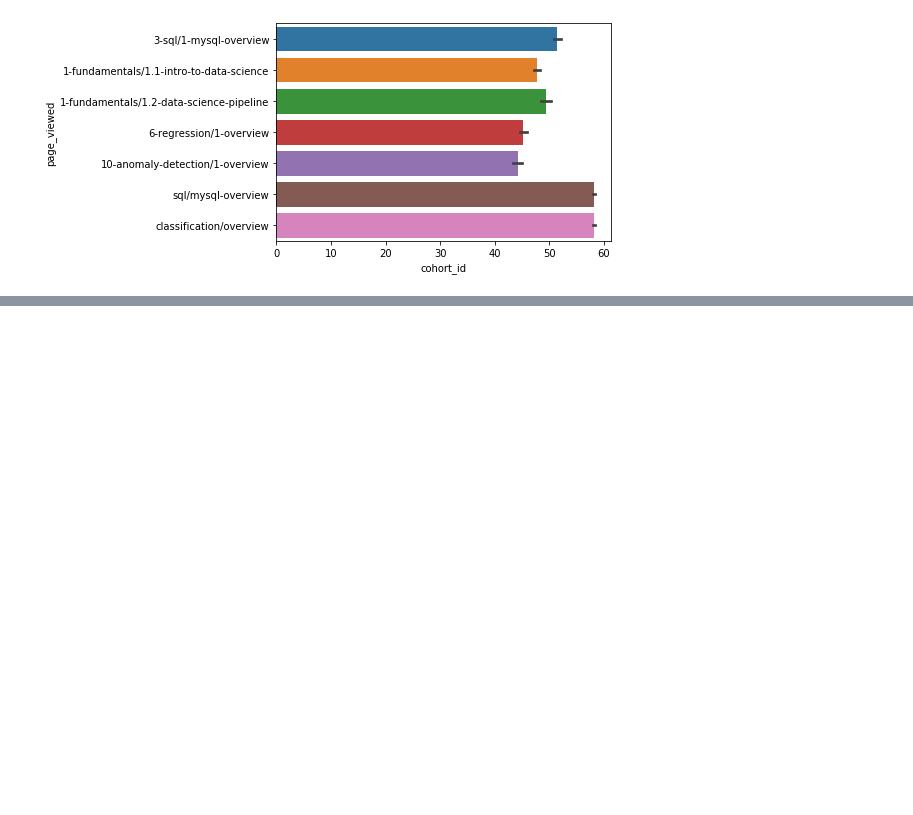
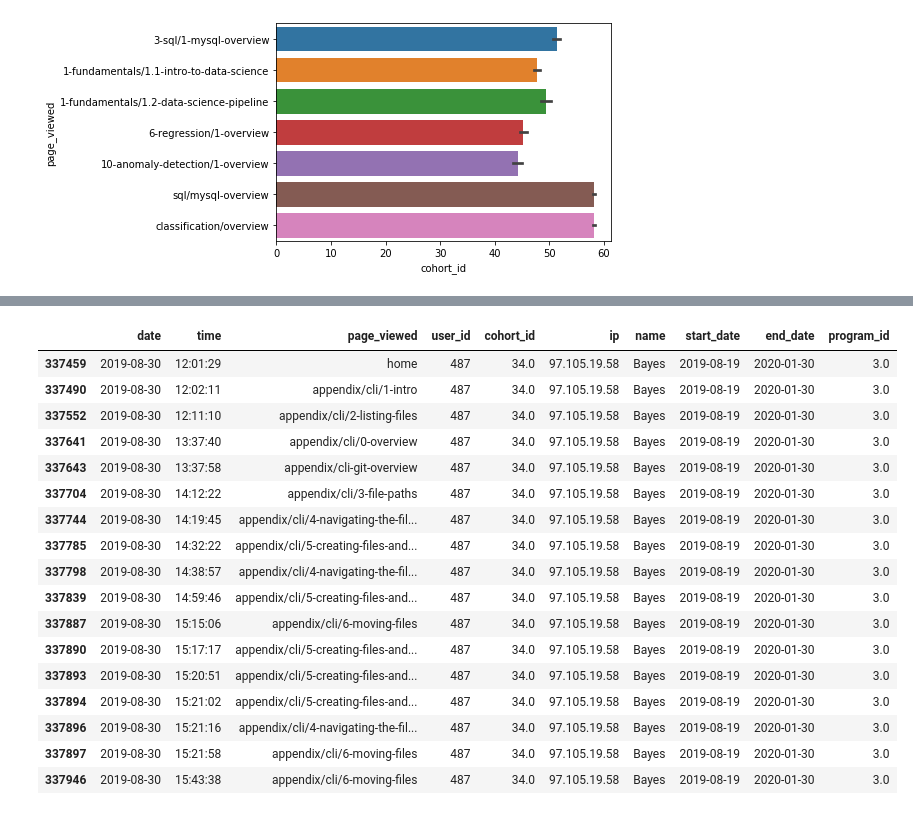
Before and after one commit to AI-Gomez/anomaly-detection-project, a Jupyter notebook: notebook.ipynb, the cells around one changed output, grey strips where cells are left out. Saved outputs shown, nothing was run; the diff lists cells and outputs as text; code cells hidden in the pictures; blank space fills up the shorter version.

```diff
--- a/notebook.ipynb
+++ b/notebook.ipynb
@@ -414,0 +664,23 @@ ValueError: Could not interpret input 'cohort_id'
+# %%
+df_ds[df_ds.user_id == 487]
+
+## This user only accessed the curriculum one day
+# %% [output]
+|  | date | time | page_viewed | user_id | cohort_id | ip | name | start_date | end_date | program_id |
+| 337459 | 2019-08-30 | 12:01:29 | home | 487 | 34.0 | 97.105.19.58 | Bayes | 2019-08-19 | 2020-01-30 | 3.0 |
+| 337490 | 2019-08-30 | 12:02:11 | appendix/cli/1-intro | 487 | 34.0 | 97.105.19.58 | Bayes | 2019-08-19 | 2020-01-30 | 3.0 |
+| 337552 | 2019-08-30 | 12:11:10 | appendix/cli/2-listing-files | 487 | 34.0 | 97.105.19.58 | Bayes | 2019-08-19 | 2020-01-30 | 3.0 |
+| 337641 | 2019-08-30 | 13:37:40 | appendix/cli/0-overview | 487 | 34.0 | 97.105.19.58 | Bayes | 2019-08-19 | 2020-01-30 | 3.0 |
+| 337643 | 2019-08-30 | 13:37:58 | appendix/cli-git-overview | 487 | 34.0 | 97.105.19.58 | Bayes | 2019-08-19 | 2020-01-30 | 3.0 |
+| 337704 | 2019-08-30 | 14:12:22 | appendix/cli/3-file-paths | 487 | 34.0 | 97.105.19.58 | Bayes | 2019-08-19 | 2020-01-30 | 3.0 |
+| 337744 | 2019-08-30 | 14:19:45 | appendix/cli/4-navigating-the-fil... | 487 | 34.0 | 97.105.19.58 | Bayes | 2019-08-19 | 2020-01-30 | 3.0 |
+| 337785 | 2019-08-30 | 14:32:22 | appendix/cli/5-creating-files-and... | 487 | 34.0 | 97.105.19.58 | Bayes | 2019-08-19 | 2020-01-30 | 3.0 |
+| 337798 | 2019-08-30 | 14:38:57 | appendix/cli/4-navigating-the-fil... | 487 | 34.0 | 97.105.19.58 | Bayes | 2019-08-19 | 2020-01-30 | 3.0 |
+| 337839 | 2019-08-30 | 14:59:46 | appendix/cli/5-creating-files-and... | 487 | 34.0 | 97.105.19.58 | Bayes | 2019-08-19 | 2020-01-30 | 3.0 |
+| 337887 | 2019-08-30 | 15:15:06 | appendix/cli/6-moving-files | 487 | 34.0 | 97.105.19.58 | Bayes | 2019-08-19 | 2020-01-30 | 3.0 |
+| 337890 | 2019-08-30 | 15:17:17 | appendix/cli/5-creating-files-and... | 487 | 34.0 | 97.105.19.58 | Bayes | 2019-08-19 | 2020-01-30 | 3.0 |
+| 337893 | 2019-08-30 | 15:20:51 | appendix/cli/5-creating-files-and... | 487 | 34.0 | 97.105.19.58 | Bayes | 2019-08-19 | 2020-01-30 | 3.0 |
+| 337894 | 2019-08-30 | 15:21:02 | appendix/cli/5-creating-files-and... | 487 | 34.0 | 97.105.19.58 | Bayes | 2019-08-19 | 2020-01-30 | 3.0 |
+| 337896 | 2019-08-30 | 15:21:16 | appendix/cli/4-navigating-the-fil... | 487 | 34.0 | 97.105.19.58 | Bayes | 2019-08-19 | 2020-01-30 | 3.0 |
+| 337897 | 2019-08-30 | 15:21:58 | appendix/cli/6-moving-files | 487 | 34.0 | 97.105.19.58 | Bayes | 2019-08-19 | 2020-01-30 | 3.0 |
+| 337946 | 2019-08-30 | 15:43:38 | appendix/cli/6-moving-files | 487 | 34.0 | 97.105.19.58 | Bayes | 2019-08-19 | 2020-01-30 | 3.0 |
```
Also changed, not shown: parts of 79 cells of this notebook.
